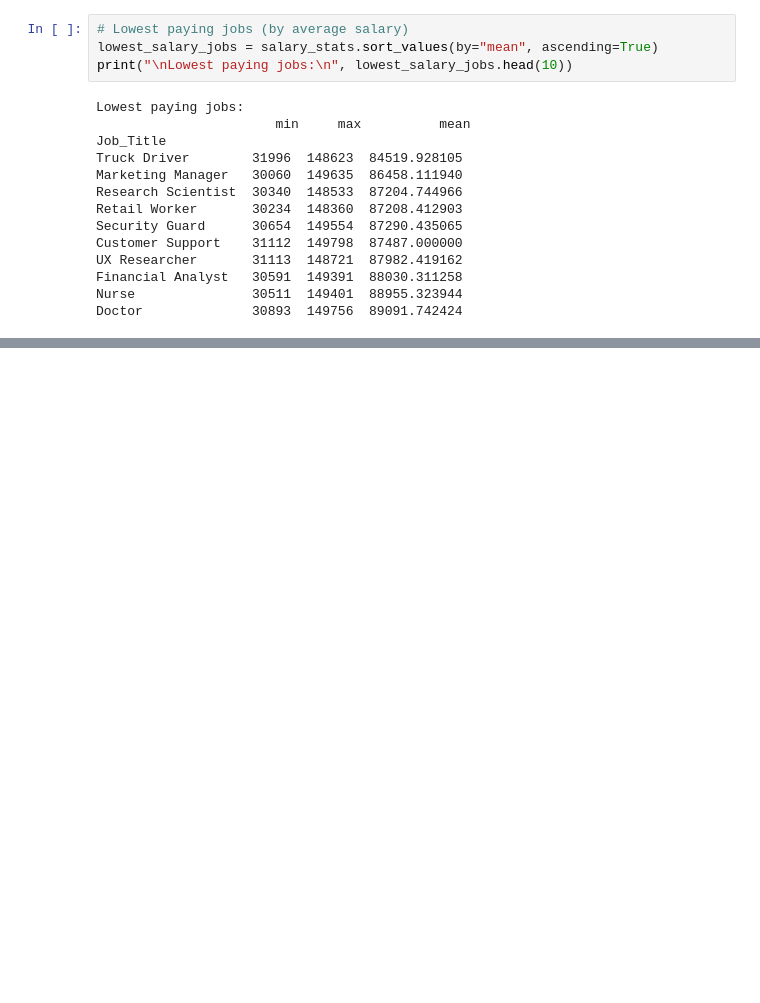
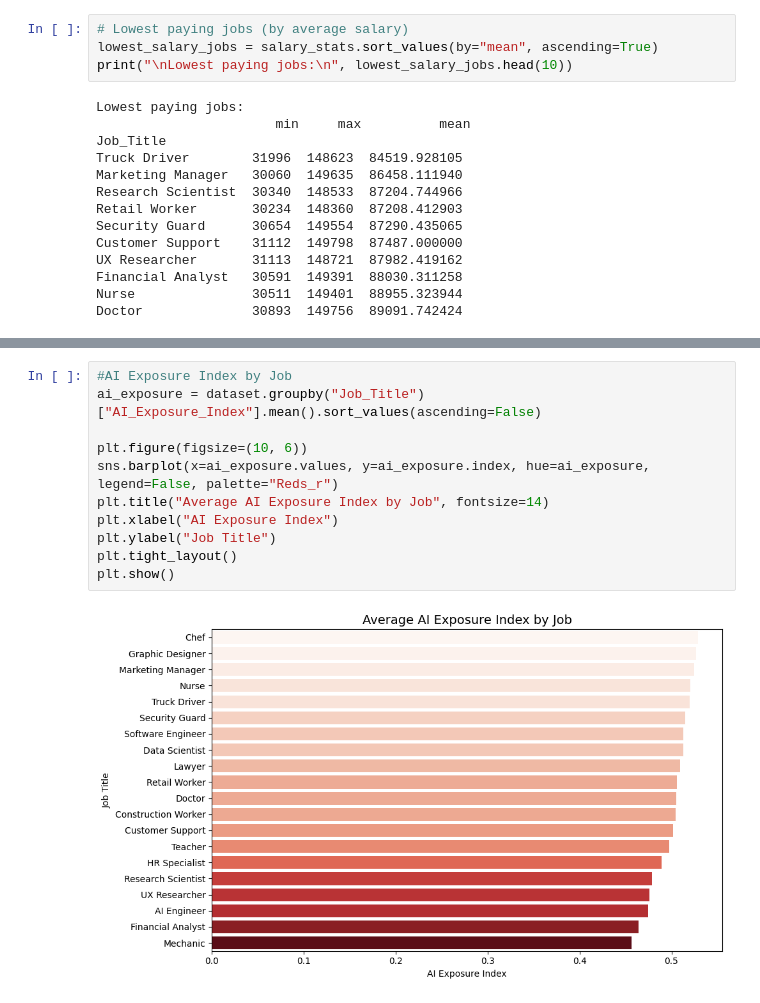
Before and after one commit to fatiimahhmed/PythonLibraries, a Jupyter notebook: ImpactOfAIOnJobs.ipynb, the cells around one changed output, grey strips where cells are left out. Drawn from its saved outputs; the diff is of its cells as text; blank space fills up the shorter version.

```diff
--- a/ImpactOfAIOnJobs.ipynb
+++ b/ImpactOfAIOnJobs.ipynb
@@ -198,0 +171,13 @@ Name: Risk_Category_New, dtype: int64
+# %%
+#AI Exposure Index by Job
+ai_exposure = dataset.groupby("Job_Title")["AI_Exposure_Index"].mean().sort_values(ascending=False)
+
+plt.figure(figsize=(10, 6))
+sns.barplot(x=ai_exposure.values, y=ai_exposure.index, hue=ai_exposure, legend=False, palette="Reds_r")
+plt.title("Average AI Exposure Index by Job", fontsize=14)
+plt.xlabel("AI Exposure Index")
+plt.ylabel("Job Title")
+plt.tight_layout()
+plt.show()
+# %% [output]
+[figure, added]
```
Also changed, not shown: parts of 9 cells of this notebook.
